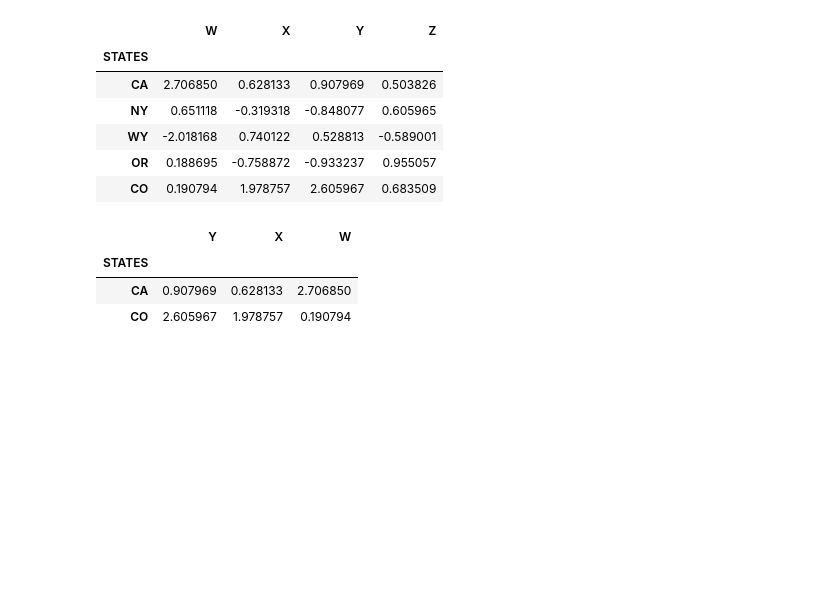
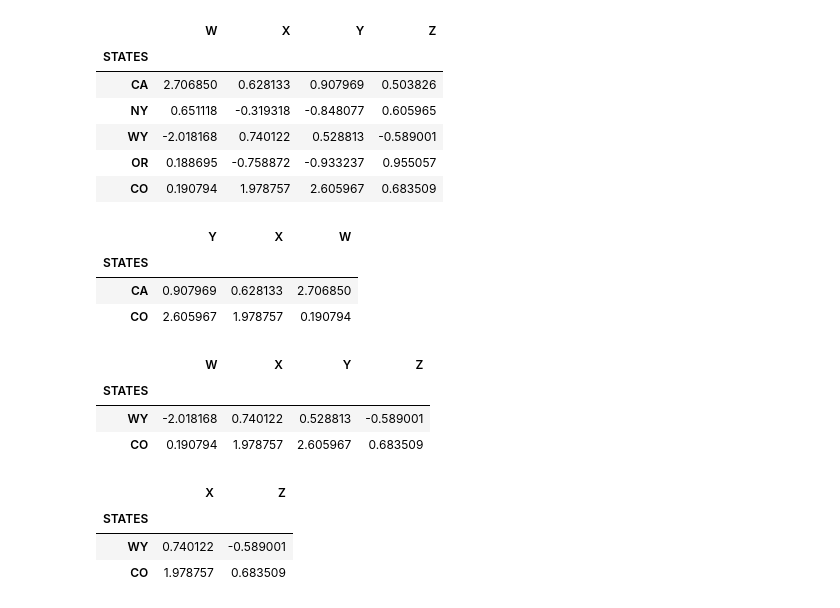
Before and after one commit to btrentini/python_practice, a Jupyter notebook: data_science_bootcamp/#bruno_files/Dataframes.ipynb, the cells around one changed output. Saved outputs shown, nothing was run; the diff lists cells and outputs as text; code cells hidden in the pictures; blank space fills up the shorter version.

```diff
--- a/data_science_bootcamp/#bruno_files/Dataframes.ipynb
+++ b/data_science_bootcamp/#bruno_files/Dataframes.ipynb
@@ -312,4 +312,16 @@ new_df.loc[['CA','CO'],['Y','X','W']]
 | CA | 0.907969 | 0.628133 | 2.706850 |
 | CO | 2.605967 | 1.978757 | 0.190794 |
 # %%
-new_df.iloc[2]
+new_df.iloc[2:5:2,:]
+# %% [output]
+|  | W | X | Y | Z |
+| STATES |  |  |  |  |
+| WY | -2.018168 | 0.740122 | 0.528813 | -0.589001 |
+| CO | 0.190794 | 1.978757 | 2.605967 | 0.683509 |
+# %%
+new_df.iloc[2:5:2,1:5:2]
+# %% [output]
+|  | X | Z |
+| STATES |  |  |
+| WY | 0.740122 | -0.589001 |
+| CO | 1.978757 | 0.683509 |
```
Also changed, not shown: parts of 17 cells of this notebook.
